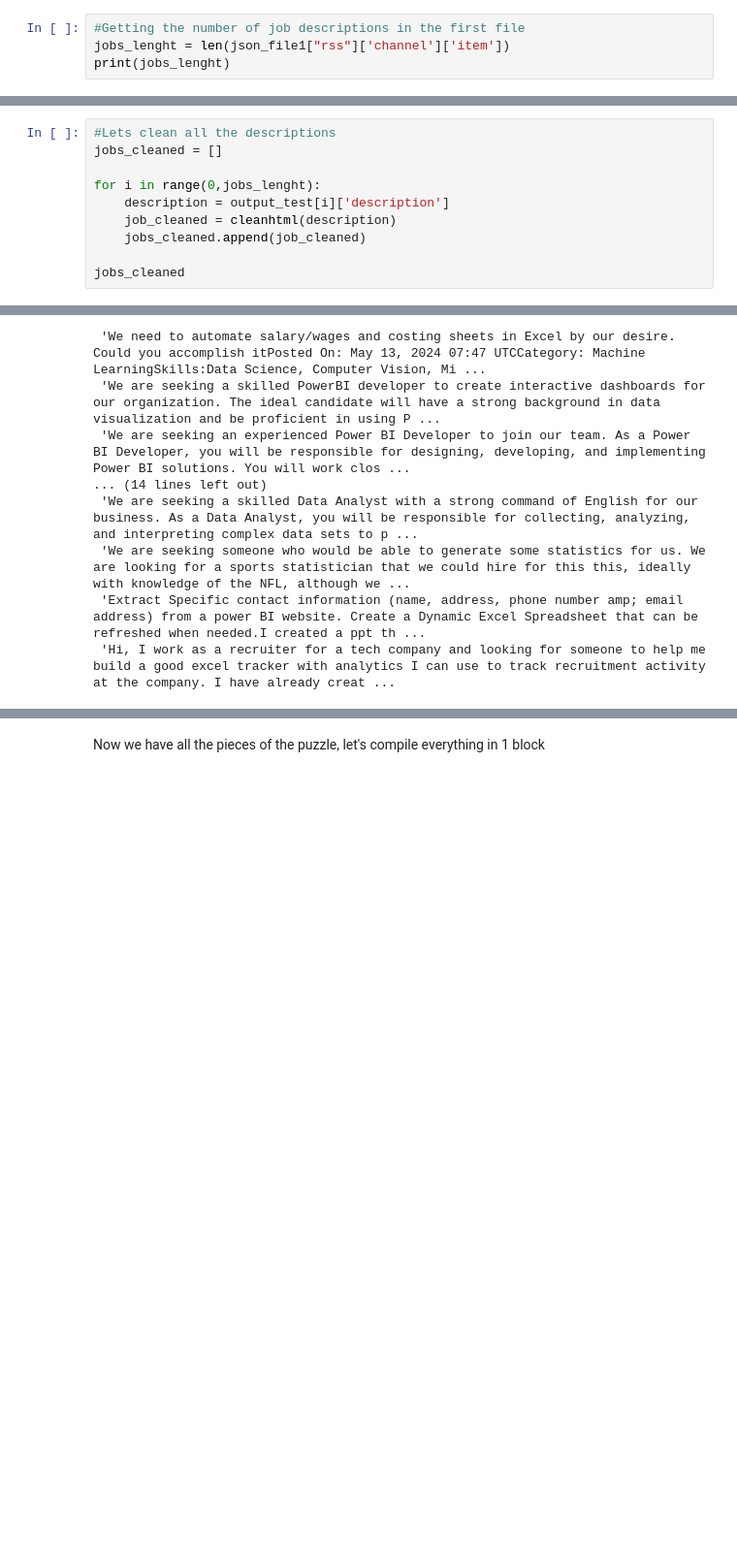
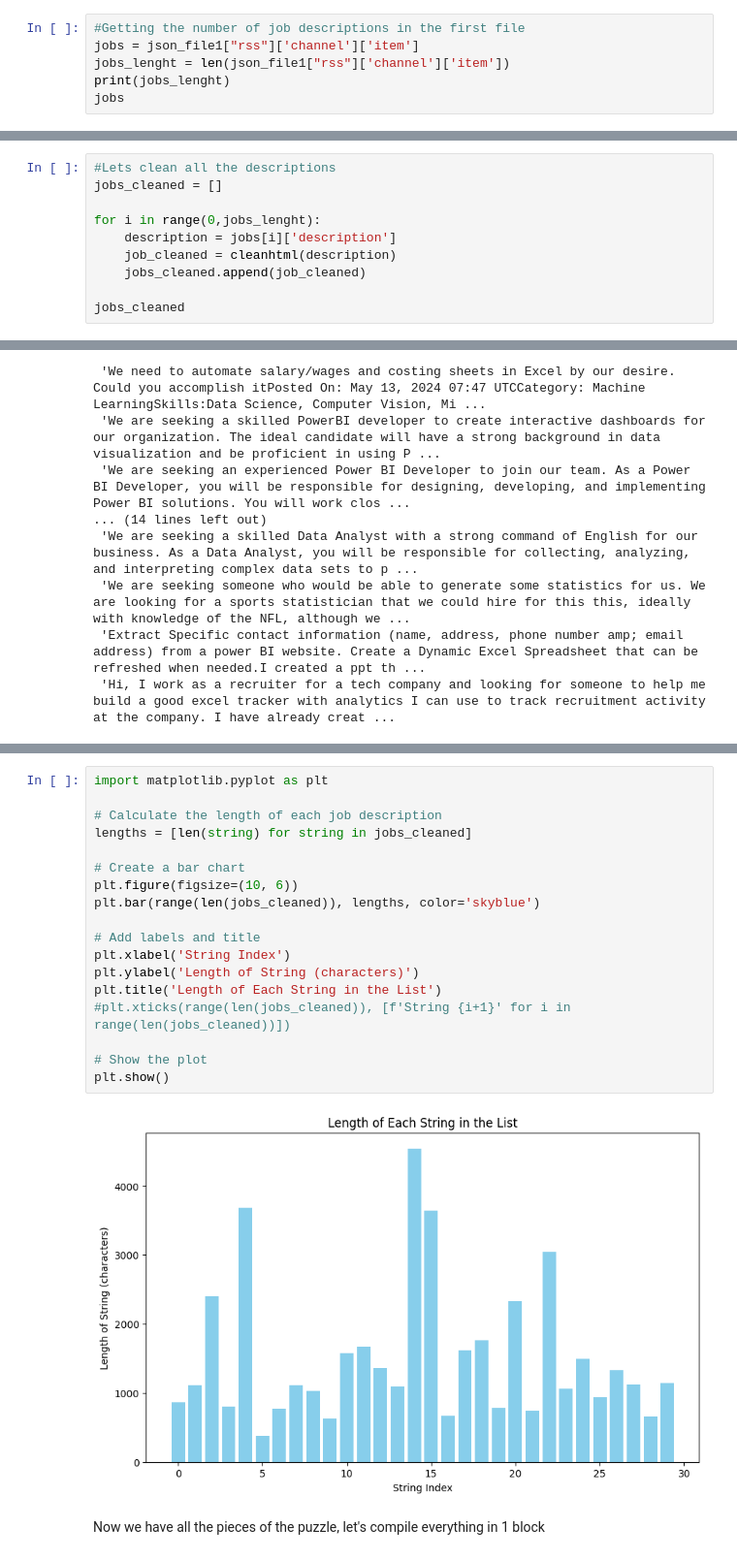
Before and after one commit to LougSE/upwork-market-analysis, a Jupyter notebook: market_analysis_main.ipynb, the cells around one changed output, grey strips where cells are left out. Shown at 97% size. Saved outputs shown, nothing was run; the diff lists cells and outputs as text; blank space fills up the shorter version.

```diff
--- a/upwork_market_data_analysis.ipynb
+++ b/market_analysis_main.ipynb
@@ -211,7 +215,9 @@ json_file1
      'guid': 'https://www.upwork.com/jobs/Build-recruitment-excel-tracker-and-KPI-analytics_%7E01ec3a2a8d0d7cb198?source=rss'}]}}}
 # %%
 #Getting the number of job descriptions in the first file
+jobs = json_file1["rss"]['channel']['item']
 jobs_lenght = len(json_file1["rss"]['channel']['item'])
 print(jobs_lenght)
+jobs
 # %% [output]
 30
@@ -311,7 +334,7 @@ Hi I am looking for a professional dashboard built in MicroStrategy, using advan
 jobs_cleaned = []
 
 for i in range(0,jobs_lenght):
-    description = output_test[i]['description']
+    description = jobs[i]['description']
     job_cleaned = cleanhtml(description)
     jobs_cleaned.append(job_cleaned)
 
@@ -337,3 +369,23 @@ jobs_cleaned
+# %%
+import matplotlib.pyplot as plt
+
+# Calculate the length of each job description
+lengths = [len(string) for string in jobs_cleaned]
+
+# Create a bar chart
+plt.figure(figsize=(10, 6))
+plt.bar(range(len(jobs_cleaned)), lengths, color='skyblue')
+
+# Add labels and title
+plt.xlabel('String Index')
+plt.ylabel('Length of String (characters)')
+plt.title('Length of Each String in the List')
+#plt.xticks(range(len(jobs_cleaned)), [f'String {i+1}' for i in range(len(jobs_cleaned))])
+
+# Show the plot
+plt.show()
+# %% [output]
+[figure, added]
 # %% [markdown]
 Now we have all the pieces of the puzzle, let's compile everything in 1 block
 # %%
```
Also changed, not shown: parts of 35 cells of this notebook, 38 other files.
